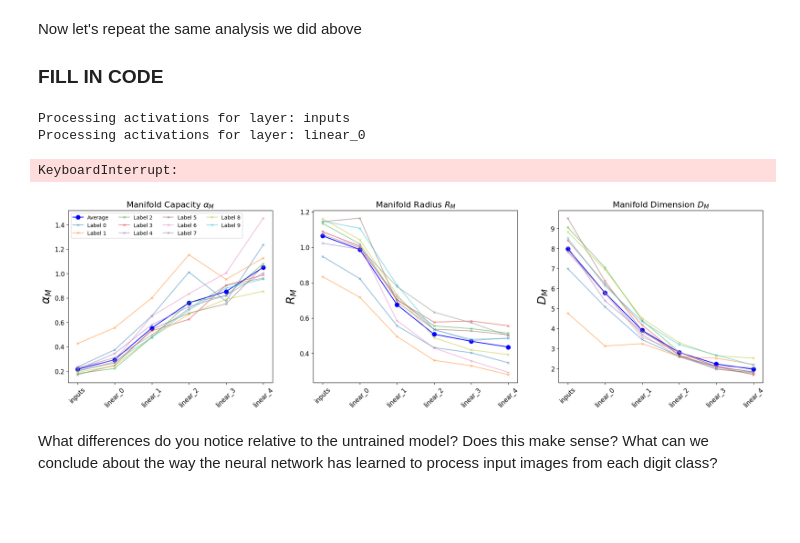
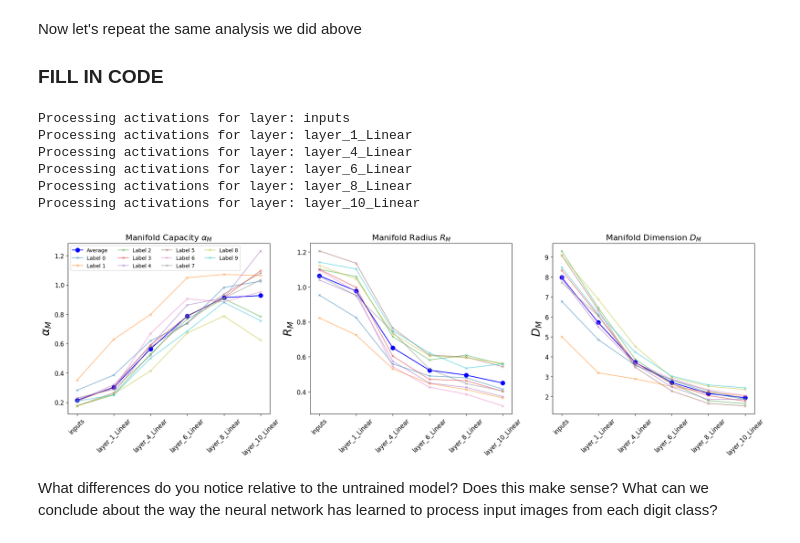
Before and after one commit to SamBT/manifold-capacity-tutorial-iaifi25, a Jupyter notebook: Tutorial_2_neuralNets.ipynb, the cells around one changed output. Drawn from its saved outputs; the diff is of its cells as text; code cells hidden in the pictures; blank space fills up the shorter version.

```diff
--- a/Tutorial_2_neuralNets.ipynb
+++ b/Tutorial_2_neuralNets.ipynb
@@ -499,54 +355,20 @@ Now let's repeat the same analysis we did above
 # Define a dataloader for the test set and extract activations for 1000 test samples
 test_loader = torch.utils.data.DataLoader(test_dataset, batch_size=1000)
 test_images, test_labels = next(iter(test_loader))
-activations_trained, layer_names = extract_activations(trained_model, test_images, test_labels)
-
-alphas, radii, dims, mean_alphas, mean_radii, mean_dims = capacity_analysis(activations_trained, layer_names)
+layer_types = ['Linear']
+activations_trained, layer_names = extractor(trained_model, test_images, test_labels, layer_types=layer_types)
+alphas, radii, dims, mean_alphas, mean_radii, mean_dims, labels = capacity_analysis(activations_trained, num_per_label=20)
 # %% [output]
 Processing activations for layer: inputs
-Processing activations for layer: linear_0
+Processing activations for layer: layer_1_Linear
+Processing activations for layer: layer_4_Linear
+Processing activations for layer: layer_6_Linear
+Processing activations for layer: layer_8_Linear
+Processing activations for layer: layer_10_Linear
-KeyboardInterrupt:
 # %%
-# Create a figure with 3 subplots side by side
-fig, axes = plt.subplots(1, 3, figsize=(24, 6))
-
-# X-axis labels for all plots
-x_labels = ['inputs'] + layer_names
-x_values = np.arange(len(x_labels))
-mnist_labels = np.arange(10)
-
-# Plot alpha values (a)
-plt.sca(axes[0])
-plt.plot(x_values, mean_alphas, 'o-', color='blue', markersize=8,label='Average')
-for l in mnist_labels:
-    plt.plot(x_values, alphas[l], 'x-', markersize=4, alpha=0.5, label=f'Label {l}')
-plt.legend(loc='upper left', fontsize=10,ncol=4)
-plt.xticks(x_values, labels=x_labels, rotation=45, fontsize=12)
-plt.title(r"Manifold Capacity $\alpha_M$",fontsize=16)
-plt.ylabel(r"$\alpha_M$", fontsize=22)
-plt.yticks(fontsize=12)
-
-# Plot R values (a)
-plt.sca(axes[1])
-plt.plot(x_values, mean_radii, 'o-', color='blue', markersize=8)
-for l in mnist_labels:
-    plt.plot(x_values, radii[l], 'x-', markersize=4, alpha=0.5)
-plt.xticks(x_values, labels=x_labels, rotation=45, fontsize=12)
-plt.title(r"Manifold Radius $R_M$",fontsize=16)
-plt.ylabel(r"$R_M$", fontsize=22)
-plt.yticks(fontsize=12)
-
-# Plot D values (a)
-plt.sca(axes[2])
-plt.plot(x_values, mean_dims, 'o-', color='blue', markersize=8)
-for l in mnist_labels:
-    plt.plot(x_values, dims[l], 'x-', markersize=4, alpha=0.5)
-plt.xticks(x_values, labels=x_labels, rotation=45, fontsize=12)
-plt.title(r"Manifold Dimension $D_M$",fontsize=16)
-plt.ylabel(r"$D_M$", fontsize=22)
-_=plt.yticks(fontsize=12)
+network_capacity_summary(alphas,radii,dims,mean_alphas,mean_radii,mean_dims,layer_names,mnist_labels)
 # %% [output]
-[figure, old version]
+[figure, new version]
 # %% [markdown]
 What differences do you notice relative to the untrained model? Does this make sense? What can we conclude about the way the neural network has learned to process input images from each digit class?
 # %% [markdown]
```
Also changed, not shown: parts of 43 cells of this notebook, 9 other files.
